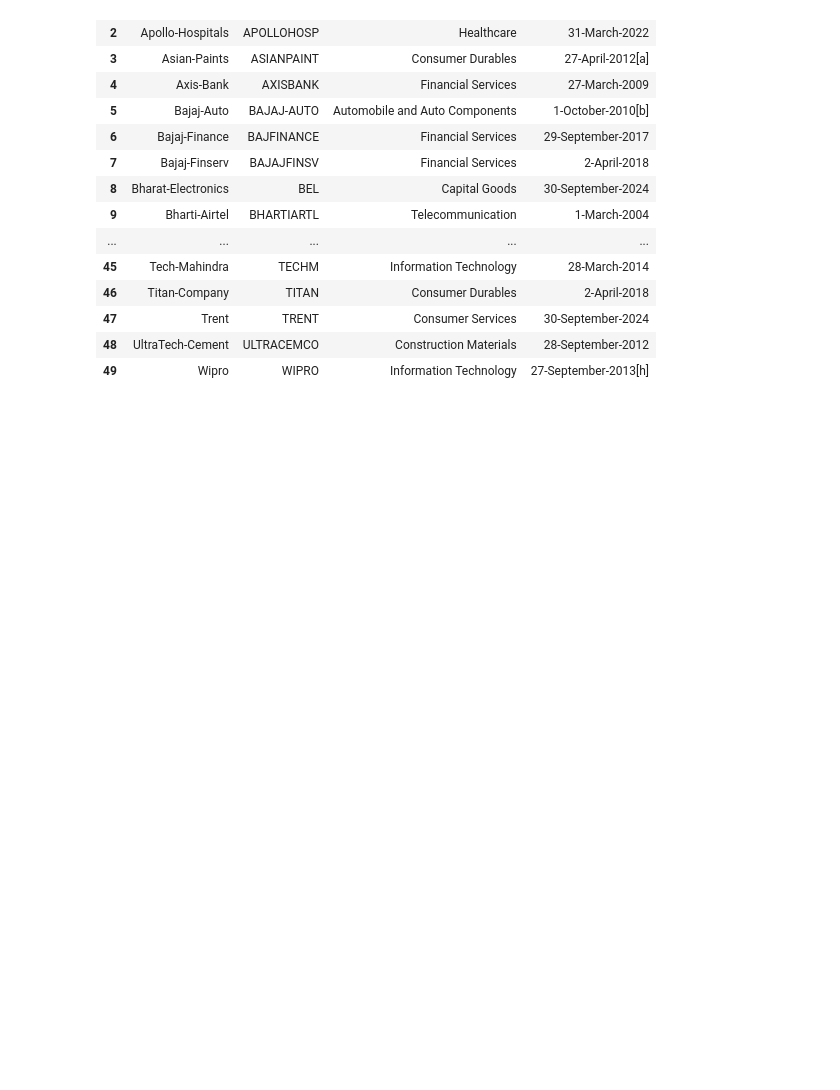
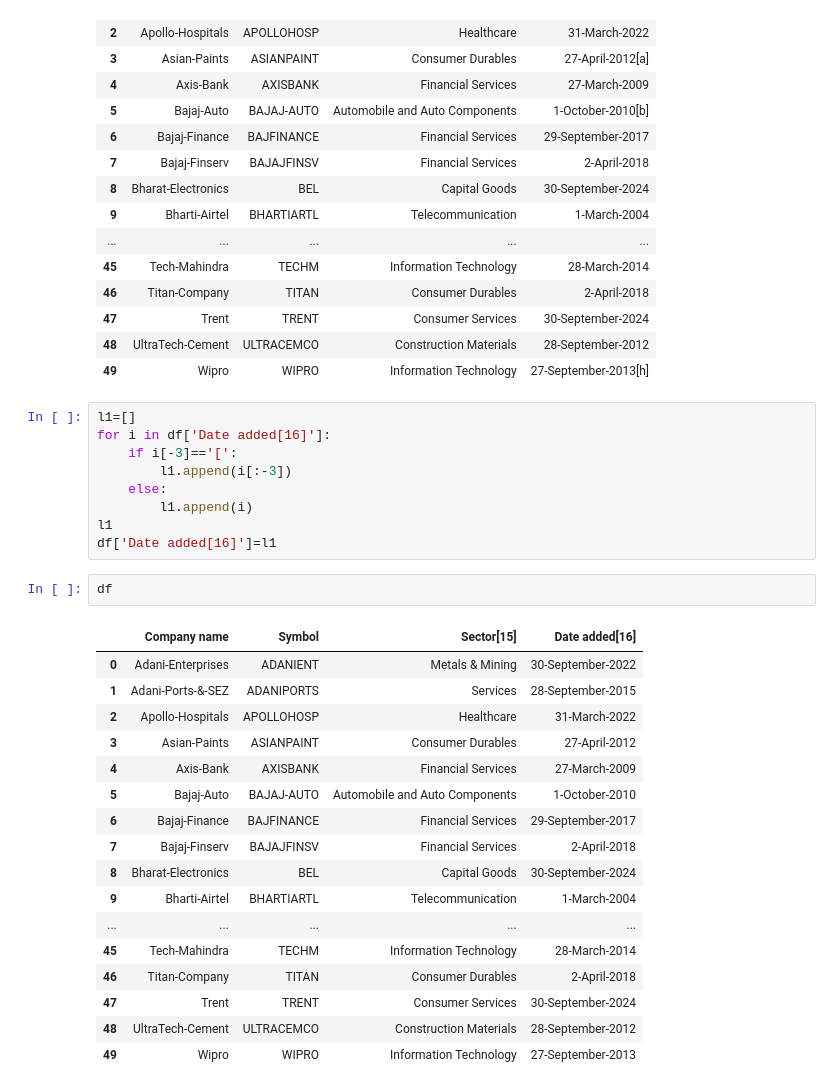
Before and after one commit to sunilsala88/batch36, a Jupyter notebook: 11_pandas/pandas5_str.ipynb, the cells around one changed output. Saved outputs shown, nothing was run; the diff lists cells and outputs as text; blank space fills up the shorter version.

```diff
--- a/11_pandas/pandas5_str.ipynb
+++ b/11_pandas/pandas5_str.ipynb
@@ -109,3 +109,32 @@ df
 | 47 | Trent | TRENT | Consumer Services | 30-September-2024 |
 | 48 | UltraTech-Cement | ULTRACEMCO | Construction Materials | 28-September-2012 |
 | 49 | Wipro | WIPRO | Information Technology | 27-September-2013[h] |
+# %%
+l1=[]
+for i in df['Date added[16]']:
+    if i[-3]=='[':
+        l1.append(i[:-3])
+    else:
+        l1.append(i)
+l1
+df['Date added[16]']=l1
+# %%
+df
+# %% [output]
+|  | Company name | Symbol | Sector[15] | Date added[16] |
+| 0 | Adani-Enterprises | ADANIENT | Metals & Mining | 30-September-2022 |
+| 1 | Adani-Ports-&-SEZ | ADANIPORTS | Services | 28-September-2015 |
+| 2 | Apollo-Hospitals | APOLLOHOSP | Healthcare | 31-March-2022 |
+| 3 | Asian-Paints | ASIANPAINT | Consumer Durables | 27-April-2012 |
+| 4 | Axis-Bank | AXISBANK | Financial Services | 27-March-2009 |
+| 5 | Bajaj-Auto | BAJAJ-AUTO | Automobile and Auto Components | 1-October-2010 |
+| 6 | Bajaj-Finance | BAJFINANCE | Financial Services | 29-September-2017 |
+| 7 | Bajaj-Finserv | BAJAJFINSV | Financial Services | 2-April-2018 |
+| 8 | Bharat-Electronics | BEL | Capital Goods | 30-September-2024 |
+| 9 | Bharti-Airtel | BHARTIARTL | Telecommunication | 1-March-2004 |
+| ... | ... | ... | ... | ... |
+| 45 | Tech-Mahindra | TECHM | Information Technology | 28-March-2014 |
+| 46 | Titan-Company | TITAN | Consumer Durables | 2-April-2018 |
+| 47 | Trent | TRENT | Consumer Services | 30-September-2024 |
+| 48 | UltraTech-Cement | ULTRACEMCO | Construction Materials | 28-September-2012 |
+| 49 | Wipro | WIPRO | Information Technology | 27-September-2013 |
```
Also changed, not shown: parts of 9 cells of this notebook.
